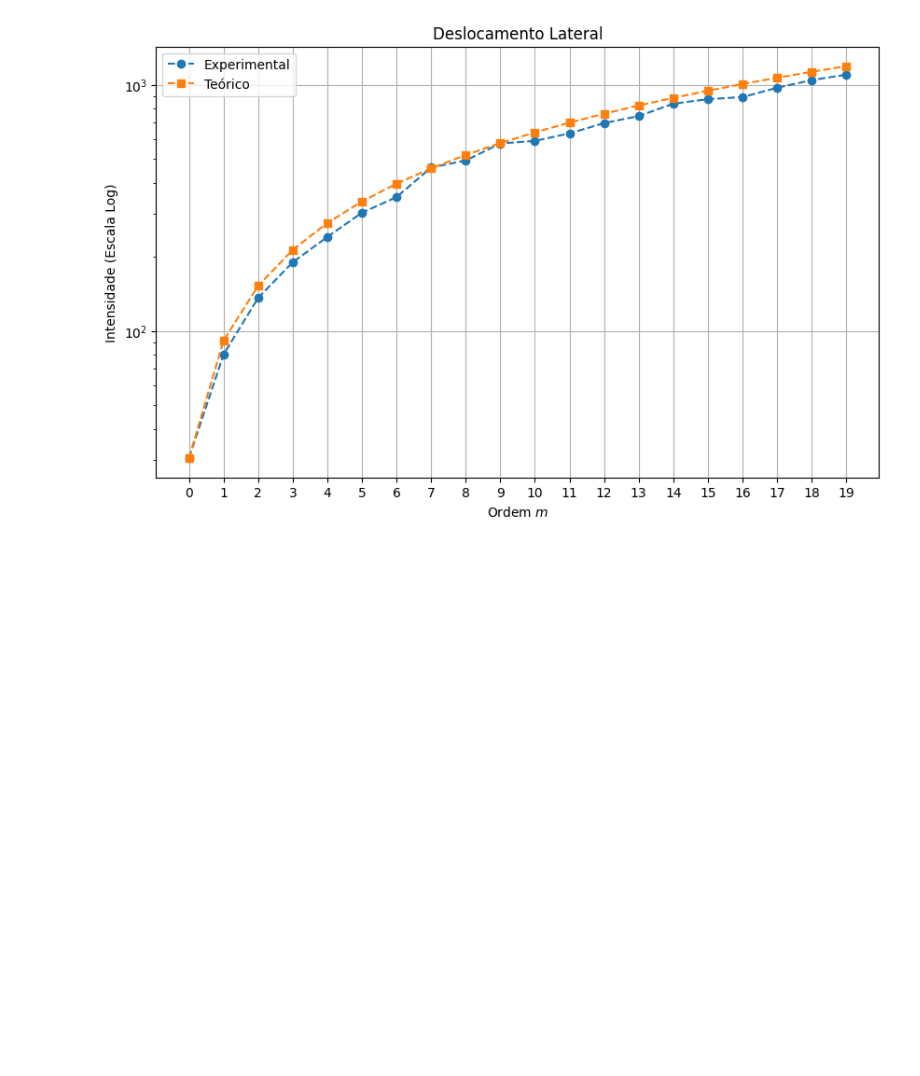
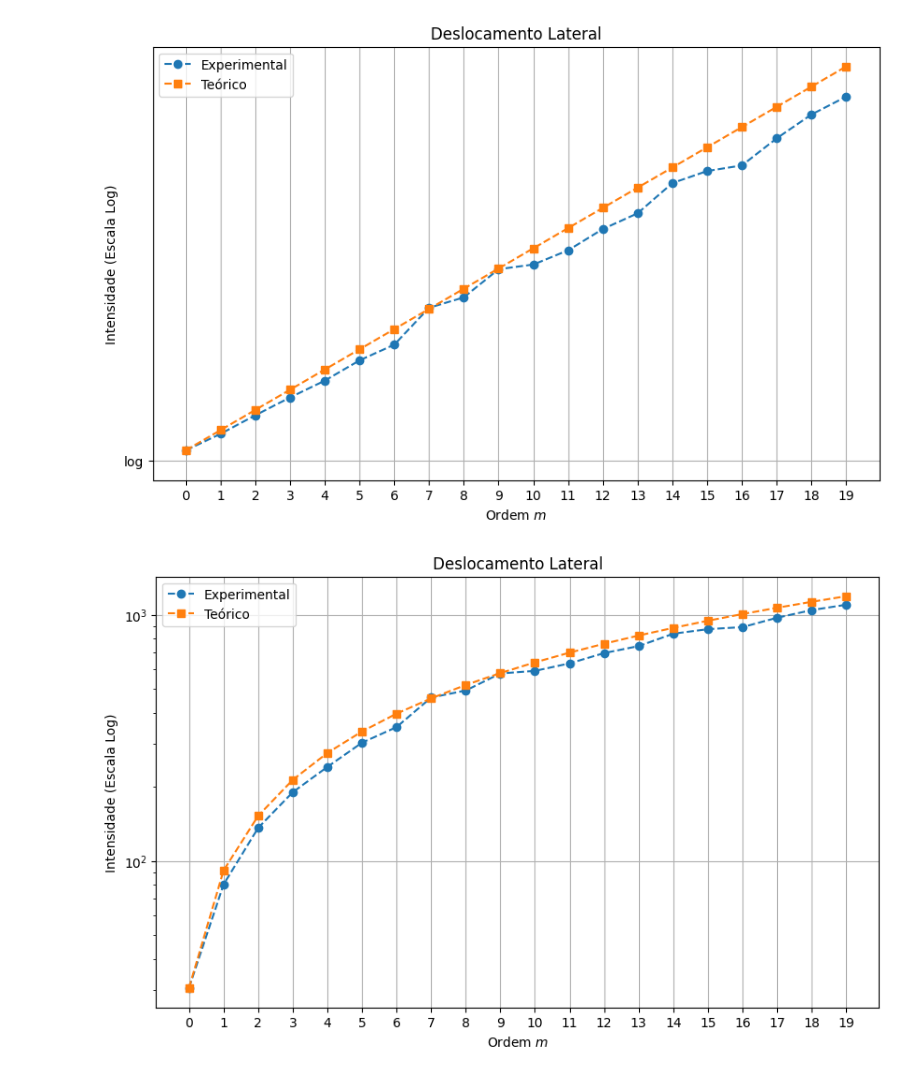
Before and after one commit to andressjr/Metrologia---PY, a Jupyter notebook: main.ipynb, the cells around one changed output. Saved outputs shown, nothing was run; the diff lists cells and outputs as text; code cells hidden in the pictures; blank space fills up the shorter version.

```diff
--- a/main.ipynb
+++ b/main.ipynb
@@ -1,5 +1,39 @@
 # %%
 import matplotlib.pyplot as plt
 import numpy as np
+# %%
+
+# Dados 21/12 P = 3500\mu m
+I_exp = [30.49, 80.25, 136.2, 190.1, 240.8, 302, 349.5, 460.7, 492.2, 577.1, 591.3, 634.2, 698.5, 745.8, 837.2, 873.5, 890.4, 972, 1044, 1098]
+I_teo = [I_exp[0]*(2*i+1) for i in range(len(I_exp))]
+
+# Ajuste do tamanho do gráfico
+plt.figure(figsize=(10, 6))
+
+# Plotando os gráficos com escala logarítmica no eixo Y
+plt.plot(range(len(I_exp)), I_exp, 'o--', label='Experimental')
+plt.plot(range(len(I_exp)), I_teo, 's--', label='Teórico')
+
+# Aplicando a escala logarítmica no eixo Y
+plt.plot('log')
+
+# Adicionando grade
+plt.grid(True)
+
+# Título e rótulos
+plt.title("Deslocamento Lateral")
+plt.xlabel("Ordem $m$")
+plt.ylabel("Intensidade (Escala Log)")
+
+# Legenda
+plt.legend()
+
+# Ajuste dos ticks do eixo X
+plt.xticks(range(len(I_exp)))
+
+# Mostrando o gráfico
+plt.show()
+# %% [output]
+[figure, added]
 # %%
 
```
Also changed, not shown: parts of 2 cells of this notebook.
